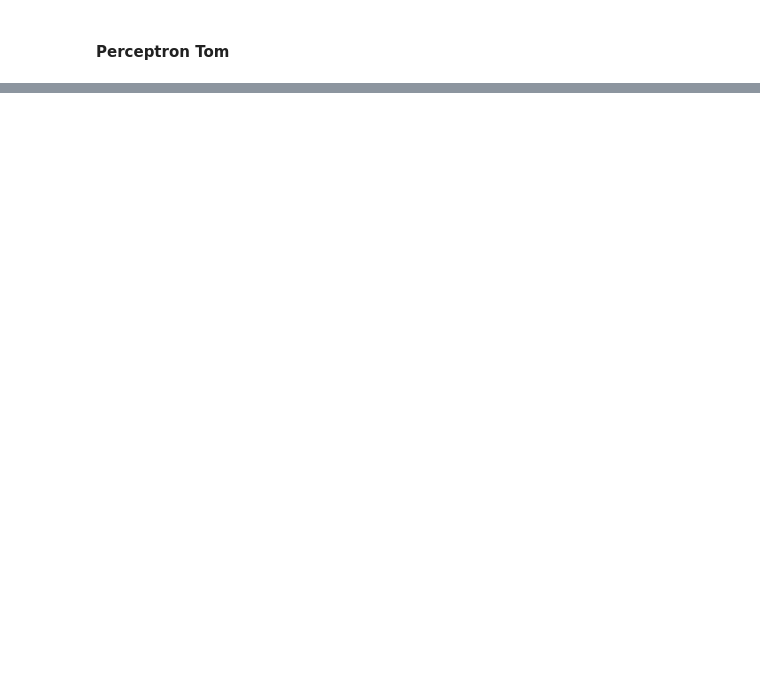
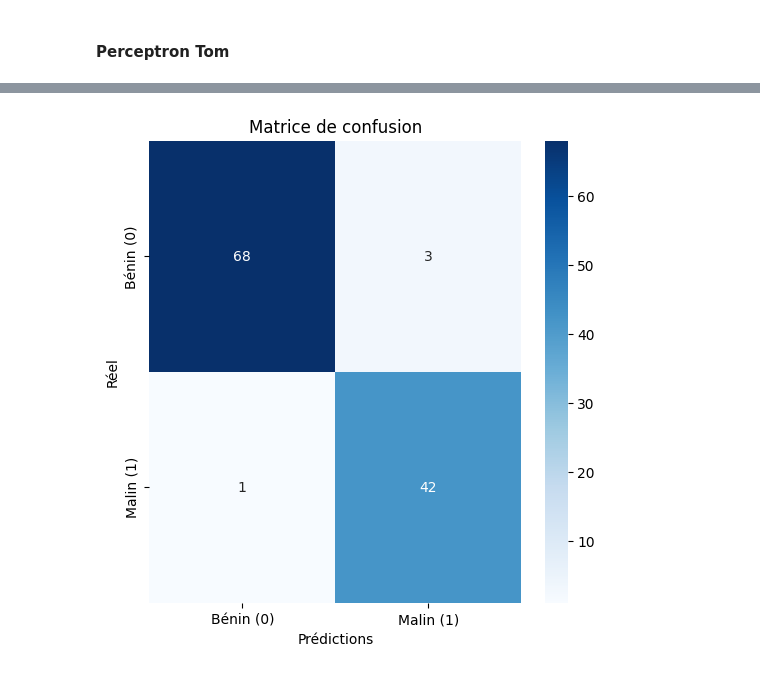
Before and after one commit to aurelien-adjimi/building-perceptron, a Jupyter notebook: data-analysis.ipynb, the cells around one changed output, grey strips where cells are left out. Saved outputs shown, nothing was run; the diff lists cells and outputs as text; code cells hidden in the pictures; blank space fills up the shorter version.

Commit message:
adding tom's perceptron and deployement on Jupiter

```diff
--- a/data-analysis.ipynb
+++ b/data-analysis.ipynb
@@ -444,0 +447,5 @@ plt.show()
+# %%
+model_tom = PerceptronTom(max_iter=1000,learning_rate = 0.01, tol=0.001)
+print(f"Type of elements in y_train: {[type(val) for val in y_train[:5]]}")
+
+model_tom.fit(X_train, y_train)
@@ -444,0 +456,2 @@ plt.show()
+# %%
+y_pred = model_tom.predict(X_test)
@@ -444,0 +472,11 @@ plt.show()
+# %%
+cm = confusion_matrix(y_test, y_pred)
+
+plt.figure(figsize=(6, 6))
+sns.heatmap(cm, annot=True, fmt="d", cmap='Blues', xticklabels=["Bénin (0)", "Malin (1)"], yticklabels=["Bénin (0)", "Malin (1)"])
+plt.title('Matrice de confusion')
+plt.xlabel('Prédictions')
+plt.ylabel('Réel')
+plt.show()
+# %% [output]
+[figure, added]
```
Also changed, not shown: parts of 6 cells of this notebook, 1 other file.
